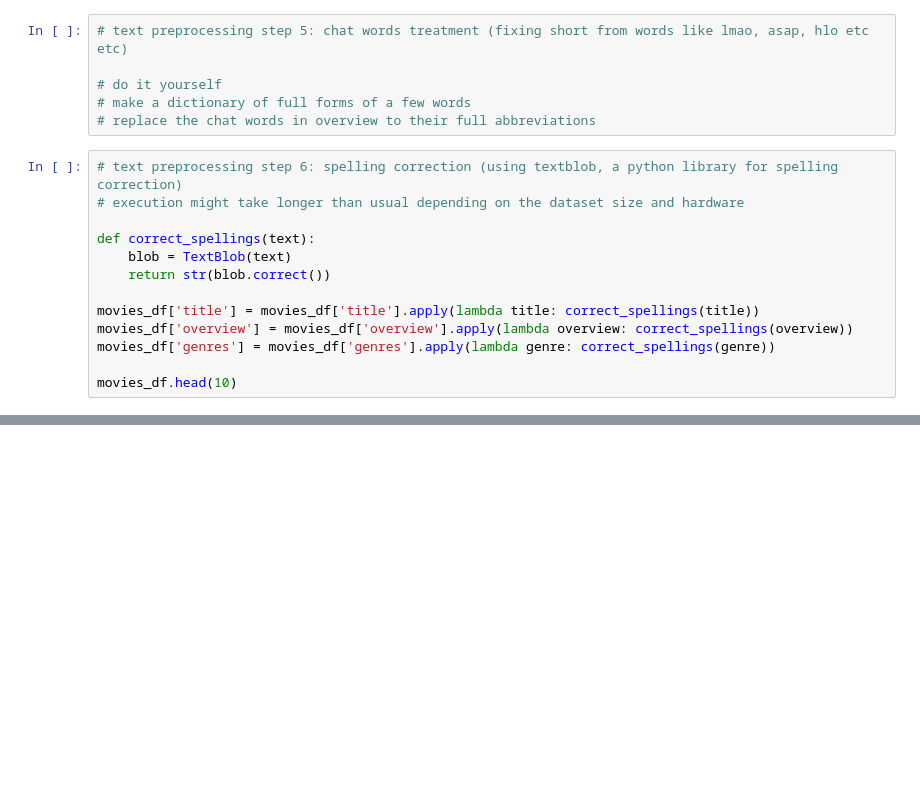
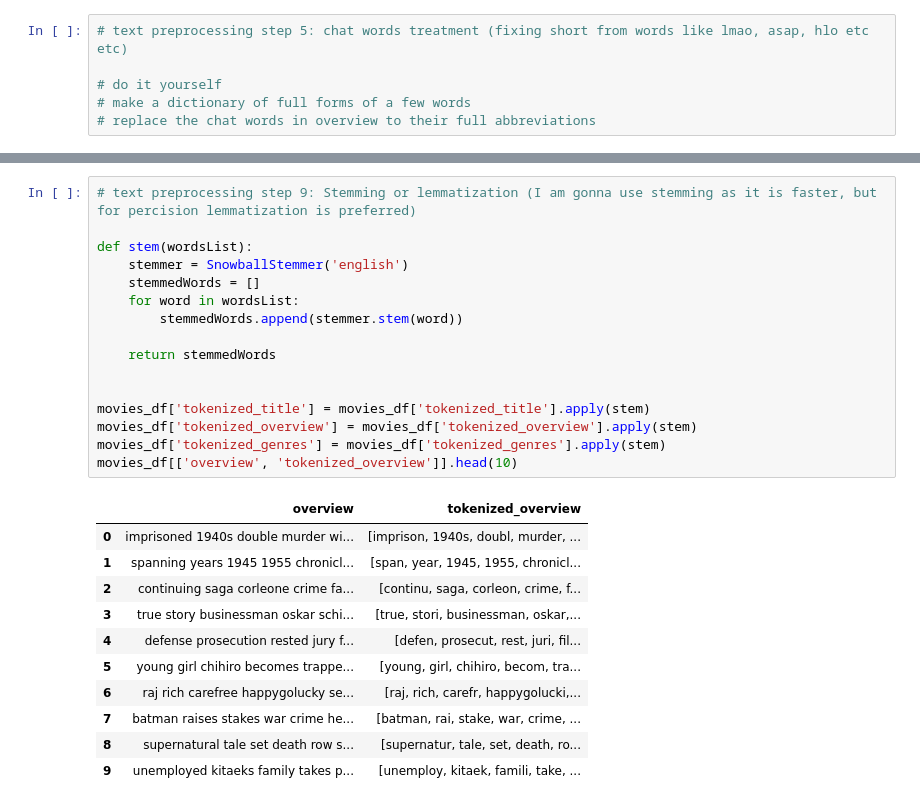
Before and after one commit to AI-DataScience-Playground/NLP--movies-description-text-processing, a Jupyter notebook: movie_data_preprocessing.ipynb, the cells around one changed output, grey strips where cells are left out. Drawn from its saved outputs; the diff is of its cells as text; blank space fills up the shorter version.

Commit message:
working on text preprocessing

```diff
--- a/movie_data_preprocessing.ipynb
+++ b/movie_data_preprocessing.ipynb
@@ -186,17 +190,4 @@ movies_df.head(10)
 # do it yourself
 # make a dictionary of full forms of a few words
 # replace the chat words in overview to their full abbreviations
-# %%
-# text preprocessing step 6: spelling correction (using textblob, a python library for spelling correction)
-# execution might take longer than usual depending on the dataset size and hardware
-
-def correct_spellings(text):
-    blob = TextBlob(text)
-    return str(blob.correct())
-
-movies_df['title'] = movies_df['title'].apply(lambda title: correct_spellings(title))
-movies_df['overview'] = movies_df['overview'].apply(lambda overview: correct_spellings(overview))
-movies_df['genres'] = movies_df['genres'].apply(lambda genre: correct_spellings(genre))
-
-movies_df.head(10)
 # %%
@@ -255,3 +244,31 @@ movies_df.head(10)
 | 7 | dark knight | batman raises stakes war crime he... | drama action crime thriller | [dark, knight] | [batman, raises, stakes, war, cri... | [drama, action, crime, thriller] |
 | 8 | green mile | supernatural tale set death row s... | fantasy drama crime | [green, mile] | [supernatural, tale, set, death, ... | [fantasy, drama, crime] |
 | 9 | parasite | unemployed kitaeks family takes p... | comedy thriller drama | [parasite] | [unemployed, kitaeks, family, tak... | [comedy, thriller, drama] |
+# %%
+# text preprocessing step 9: Stemming or lemmatization (I am gonna use stemming as it is faster, but for percision lemmatization is preferred)
+
+def stem(wordsList):
+    stemmer = SnowballStemmer('english')
+    stemmedWords = []
+    for word in wordsList:
+        stemmedWords.append(stemmer.stem(word))
+
+    return stemmedWords
+
+
+movies_df['tokenized_title'] = movies_df['tokenized_title'].apply(stem)
+movies_df['tokenized_overview'] = movies_df['tokenized_overview'].apply(stem)
+movies_df['tokenized_genres'] = movies_df['tokenized_genres'].apply(stem)
+movies_df[['overview', 'tokenized_overview']].head(10)
+# %% [output]
+|  | overview | tokenized_overview |
+| 0 | imprisoned 1940s double murder wi... | [imprison, 1940s, doubl, murder, ... |
+| 1 | spanning years 1945 1955 chronicl... | [span, year, 1945, 1955, chronicl... |
+| 2 | continuing saga corleone crime fa... | [continu, saga, corleon, crime, f... |
+| 3 | true story businessman oskar schi... | [true, stori, businessman, oskar,... |
+| 4 | defense prosecution rested jury f... | [defen, prosecut, rest, juri, fil... |
+| 5 | young girl chihiro becomes trappe... | [young, girl, chihiro, becom, tra... |
+| 6 | raj rich carefree happygolucky se... | [raj, rich, carefr, happygolucki,... |
+| 7 | batman raises stakes war crime he... | [batman, rai, stake, war, crime, ... |
+| 8 | supernatural tale set death row s... | [supernatur, tale, set, death, ro... |
+| 9 | unemployed kitaeks family takes p... | [unemploy, kitaek, famili, take, ... |
```
Also changed, not shown: parts of 5 cells of this notebook.
